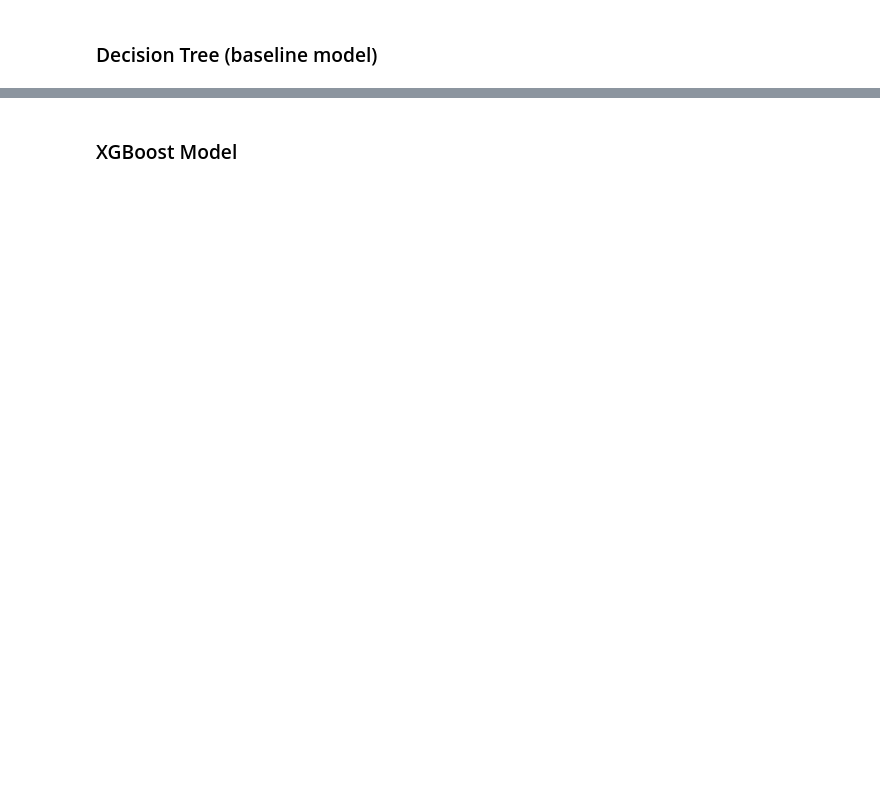
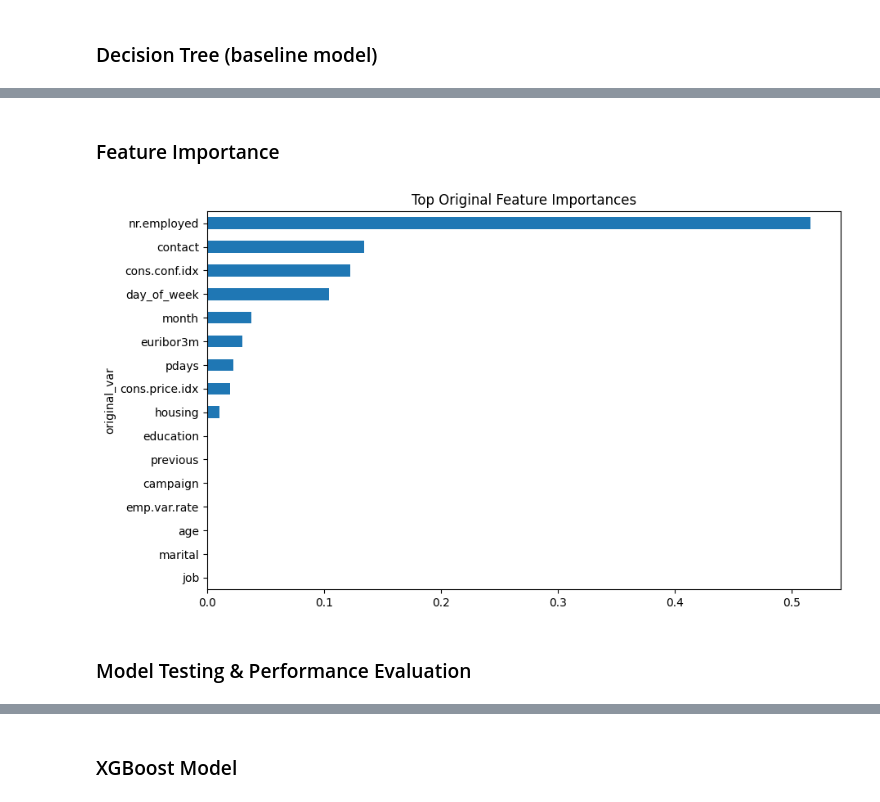
Before and after one commit to gohmarcel/IT1244, a Jupyter notebook: model.ipynb, the cells around one changed output, grey strips where cells are left out. Drawn from its saved outputs; the diff is of its cells as text; code cells hidden in the pictures; blank space fills up the shorter version.

```diff
--- a/model.ipynb
+++ b/model.ipynb
@@ -84 +211,36 @@ y_pred = grid_search.predict(X_test)
+# %% [markdown]
+### Feature Importance
+# %%
+#map each dummy to its original variable
+dummy_to_original = {}
+for orig in x_vars:
+    for fn in feature_names:
+        # Check if the original variable is anywhere in the feature name
+        if orig in fn:
+            dummy_to_original[fn] = orig
+
+#create DataFrame with importances
+importances = best_tree.feature_importances_
+
+fi_df = pd.DataFrame({
+    'feature': feature_names,
+    'importance': importances
+})
+
+#map to original variable
+fi_df['original_var'] = fi_df['feature'].map(dummy_to_original)
+
+#sum importances for each original variable
+fi_agg = fi_df.groupby('original_var')['importance'].sum().sort_values(ascending=False)
+
+#plot in order of importance
+plt.figure(figsize=(10,6))
+fi_agg[:].plot(kind='barh')
+plt.gca().invert_yaxis()
+plt.title("Top Original Feature Importances")
+plt.show()
+# %% [output]
+[figure, added]
+# %% [markdown]
+### Model Testing & Performance Evaluation
 # %%
```
Also changed, not shown: parts of 38 cells of this notebook, 1 other file.
